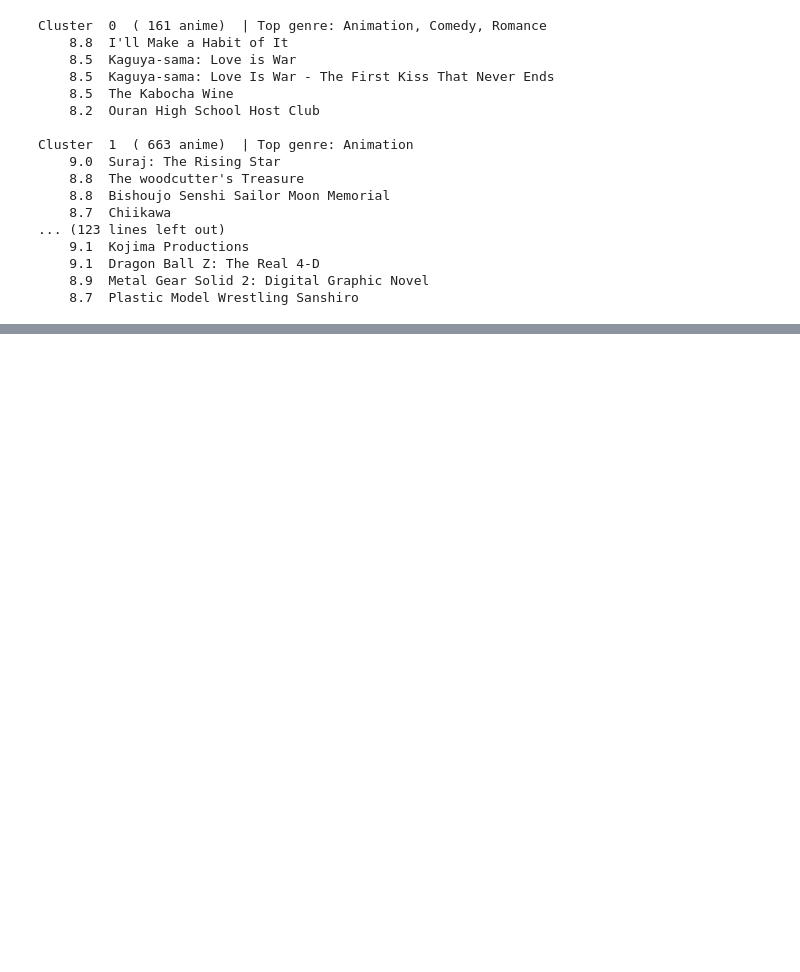
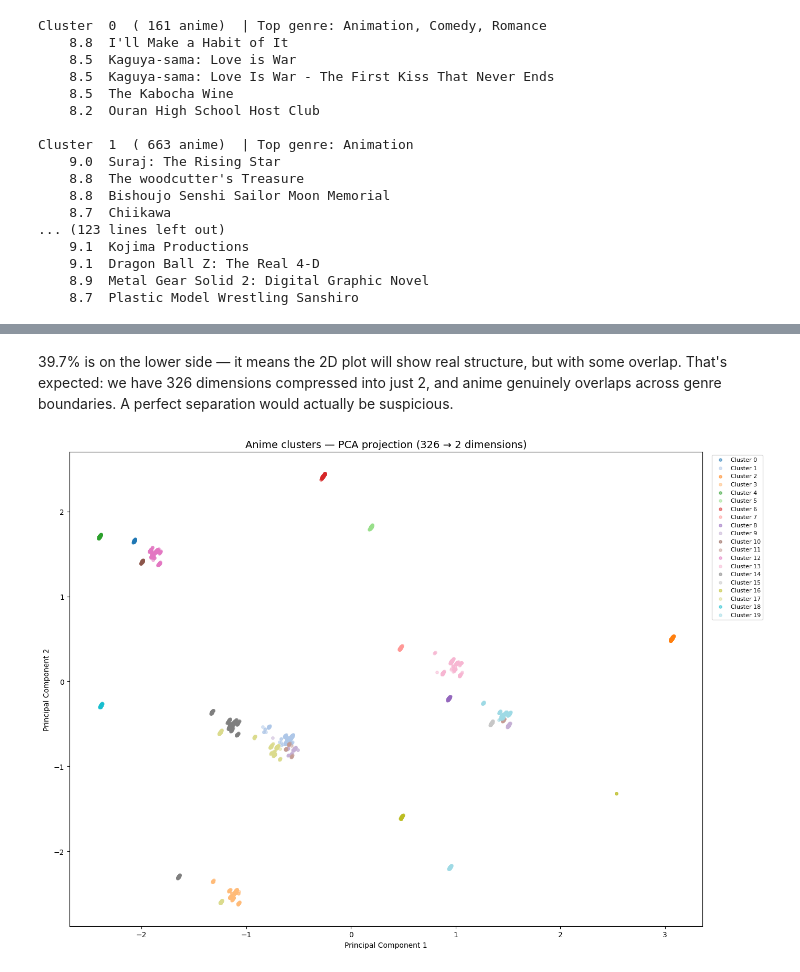
Before and after one commit to hengxu07/anime-recommender, a Jupyter notebook: anime_project.ipynb, the cells around one changed output, grey strips where cells are left out. Drawn from its saved outputs; the diff is of its cells as text; code cells hidden in the pictures; blank space fills up the shorter version.

```diff
--- a/anime_project.ipynb
+++ b/anime_project.ipynb
@@ -1371,0 +1435,16 @@ Cluster  1  ( 663 anime)  | Top genre: Animation
+# %%
+## Step 1 — Run PCA to compress 326 dimensions down to 2.
+
+from sklearn.decomposition import PCA
+
+pca = PCA(n_components=2, random_state=42)
+coords = pca.fit_transform(feature_matrix2)
+
+print(f"Original dimensions: {feature_matrix2.shape[1]}")
+print(f"Reduced to: {coords.shape[1]}")
+print(f"Variance explained by these 2 dimensions: {pca.explained_variance_ratio_.sum():.1%}")
+print()
+print("What 'variance explained' means:")
+print("  100% = perfect, no information lost")
+print("  50%  = the plot shows half the real structure")
+print(f"  Our plot preserves {pca.explained_variance_ratio_.sum():.1%} of the original structure")
@@ -1371,0 +1460,32 @@ Cluster  1  ( 663 anime)  | Top genre: Animation
+# %% [markdown]
+39.7% is on the lower side — it means the 2D plot will show real structure, but with some overlap. That's expected: we have 326 dimensions compressed into just 2, and anime genuinely overlaps across genre boundaries. A perfect separation would actually be suspicious.
+# %%
+## Step 2 — Plot the clusters.
+import matplotlib.pyplot as plt
+import matplotlib.cm as cm
+import numpy as np
+
+fig, ax = plt.subplots(figsize=(14, 10))
+
+# Assign a distinct colour to each of the 20 clusters
+colours = cm.tab20(np.linspace(0, 1, 20))
+
+for cluster_id in range(20):
+    mask = df_clean['Cluster'] == cluster_id
+    ax.scatter(
+        coords[mask, 0],
+        coords[mask, 1],
+        c=[colours[cluster_id]],
+        label=f"Cluster {cluster_id}",
+        alpha=0.5,
+        s=15
+    )
+
+ax.set_title("Anime clusters — PCA projection (326 → 2 dimensions)", fontsize=14)
+ax.set_xlabel("Principal Component 1")
+ax.set_ylabel("Principal Component 2")
+ax.legend(bbox_to_anchor=(1.01, 1), loc='upper left', fontsize=8)
+plt.tight_layout()
+plt.show()
+# %% [output]
+[figure, added]
```
Also changed, not shown: parts of 7 cells of this notebook, 1 other file.
